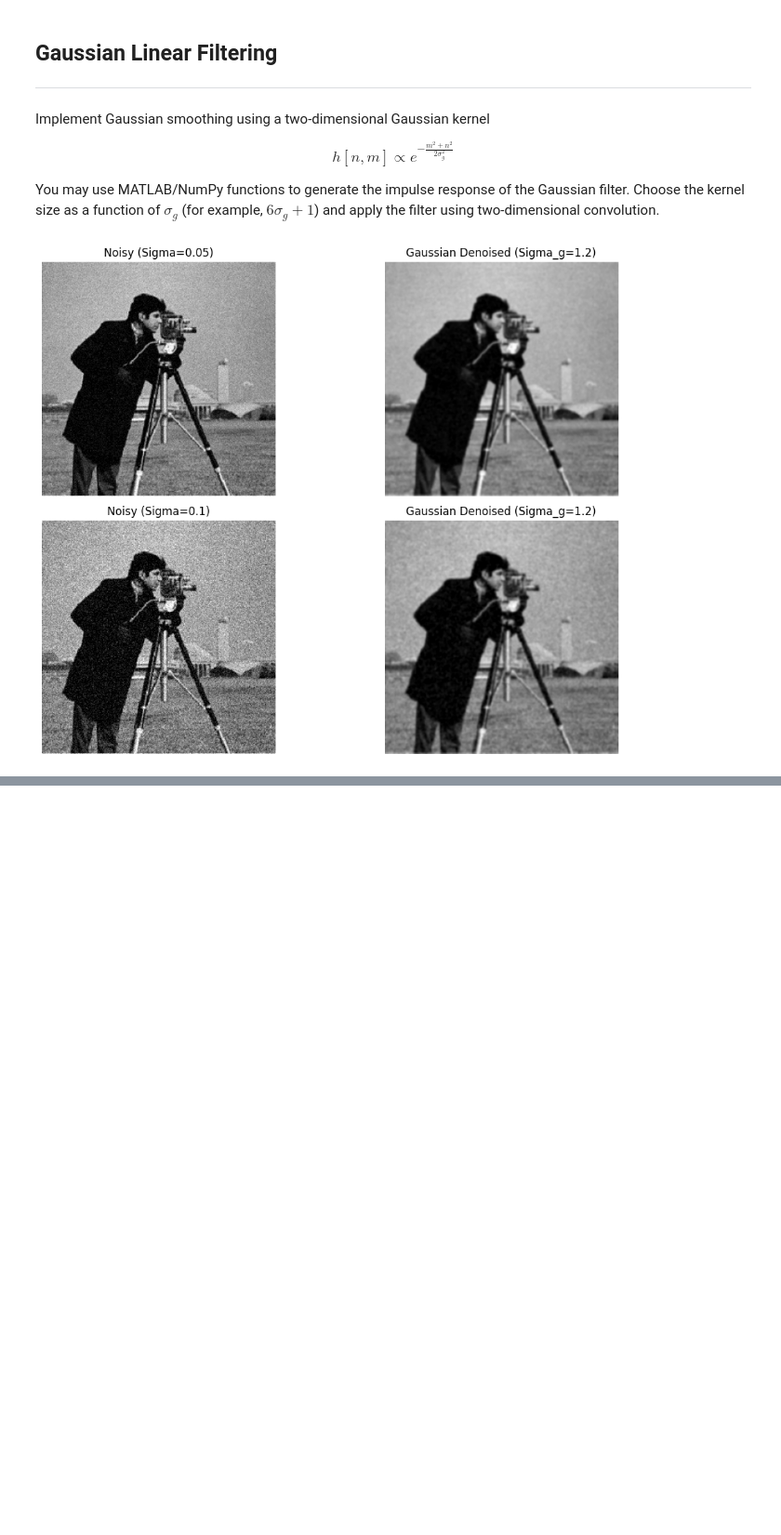
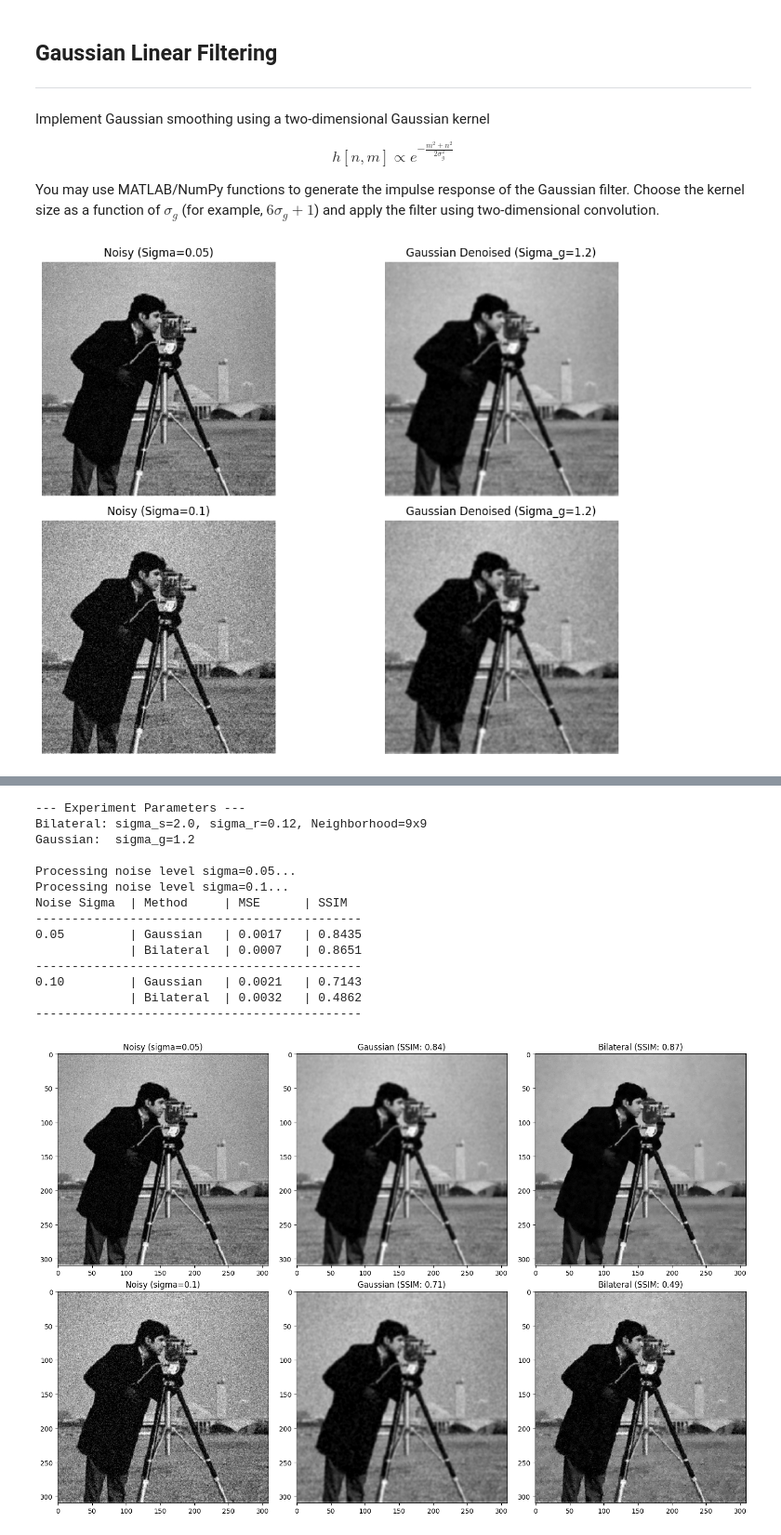
Before and after one commit to MrDNAlex/ECE-417-Image-Processing, a Jupyter notebook: Homework/Homework2/Homework2.ipynb, the cells around one changed output, grey strips where cells are left out. Shown at 93% size. Cells and saved outputs as stored; diff of their text form; code cells hidden in the pictures; blank space fills up the shorter version.

```diff
--- a/Homework/Homework2/Homework2.ipynb
+++ b/Homework/Homework2/Homework2.ipynb
@@ -103,0 +167,76 @@ plt.show()
+# %%
+# Parameters for testing
+noise_levels = [0.05, 0.10]
+
+# Selected Denoising Parameters (based on experiments)
+sigma_g = 1.2
+sigma_s = 2.0
+sigma_r = 0.12
+K = int(2 * sigma_s)
+nb_size = (2*K + 1)
+
+print(f"--- Experiment Parameters ---")
+print(f"Bilateral: sigma_s={sigma_s}, sigma_r={sigma_r}, Neighborhood={nb_size}x{nb_size}")
+print(f"Gaussian:  sigma_g={sigma_g}\n")
+
+results = []
+
+for sn in noise_levels:
+    # Create noisy observation g = f + eta
+    eta = sn * np.random.randn(*f.shape)
+    g = f + eta
+
+    # Apply Filters
+    print(f"Processing noise level sigma={sn}...")
+    f_gauss = ApplyGaussianFilter(g, sigma_g)
+    f_bilat = ManualBilateralFilter(g, sigma_s, sigma_r)
+
+    # Calculate Metrics
+    mse_g = mse(f, f_gauss)
+    ssim_g = ssim(f, f_gauss, data_range=1.0)
+
+    mse_b = mse(f, f_bilat)
+    ssim_b = ssim(f, f_bilat, data_range=1.0)
+
+    results.append({
+        'sn': sn, 'g': g,
+        'f_gauss': f_gauss, 'mse_g': mse_g, 'ssim_g': ssim_g,
+        'f_bilat': f_bilat, 'mse_b': mse_b, 'ssim_b': ssim_b
+    })
+
+# Output Results Table
+print(f"{'Noise Sigma':<12} | {'Method':<10} | {'MSE':<8} | {'SSIM':<8}")
+print("-" * 45)
+for res in results:
+    print(f"{res['sn']:<12.2f} | {'Gaussian':<10} | {res['mse_g']:<8.4f} | {res['ssim_g']:<8.4f}")
+    print(f"{' ': <12} | {'Bilateral':<10} | {res['mse_b']:<8.4f} | {res['ssim_b']:<8.4f}")
+    print("-" * 45)
+
+# Final Visualization
+fig, axes = plt.subplots(len(noise_levels), 3, figsize=(15, 10))
+for i, res in enumerate(results):
+    axes[i, 0].imshow(np.clip(res['g'], 0, 1), cmap='gray')
+    axes[i, 0].set_title(f"Noisy (sigma={res['sn']})")
+    axes[i, 1].imshow(np.clip(res['f_gauss'], 0, 1), cmap='gray')
+    axes[i, 1].set_title(f"Gaussian (SSIM: {res['ssim_g']:.2f})")
+    axes[i, 2].imshow(np.clip(res['f_bilat'], 0, 1), cmap='gray')
+    axes[i, 2].set_title(f"Bilateral (SSIM: {res['ssim_b']:.2f})")
+
+plt.tight_layout()
+plt.show()
+# %% [output]
+--- Experiment Parameters ---
+Bilateral: sigma_s=2.0, sigma_r=0.12, Neighborhood=9x9
+Gaussian:  sigma_g=1.2
+
+Processing noise level sigma=0.05...
+Processing noise level sigma=0.1...
+Noise Sigma  | Method     | MSE      | SSIM
+---------------------------------------------
+0.05         | Gaussian   | 0.0017   | 0.8435
+             | Bilateral  | 0.0007   | 0.8651
+---------------------------------------------
+0.10         | Gaussian   | 0.0021   | 0.7143
+             | Bilateral  | 0.0032   | 0.4862
+---------------------------------------------
+[figure, added]
```
Also changed, not shown: parts of 4 cells of this notebook, 1 other file.
